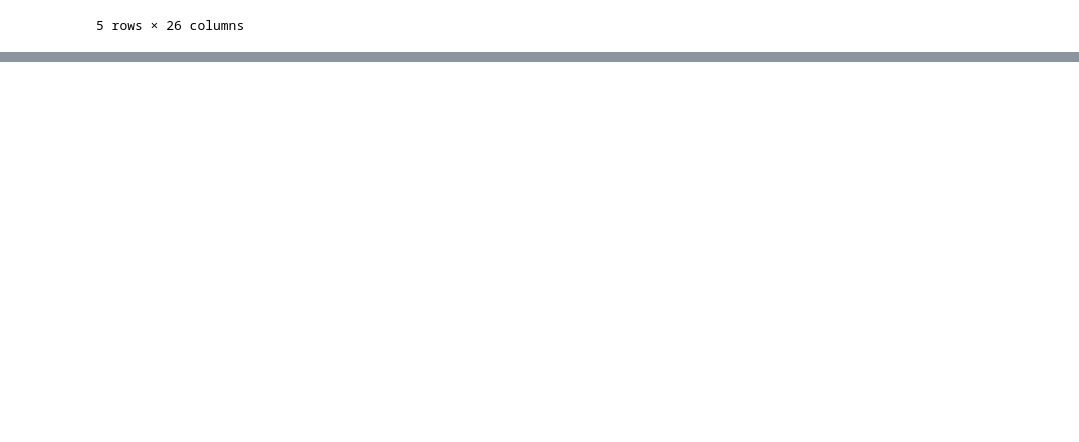
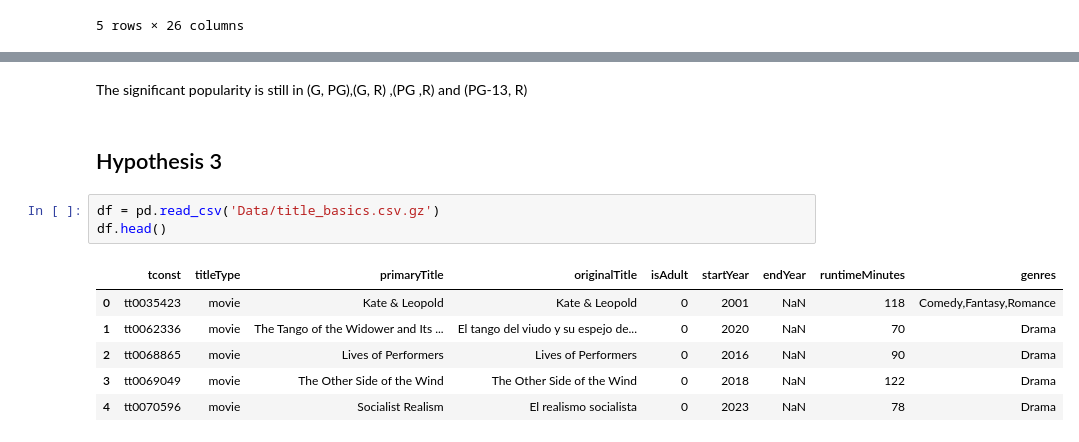
Before and after one commit to Noks06/ods-pt-data-enrichment-project, a Jupyter notebook: Part4-Hypothesis-Testing.ipynb, the cells around one changed output, grey strips where cells are left out. Drawn from its saved outputs; the diff is of its cells as text; blank space fills up the shorter version.

Commit message:
Finalising hypothesis all

```diff
--- a/Part4-Hypothesis-Testing.ipynb
+++ b/Part4-Hypothesis-Testing.ipynb
@@ -170,0 +478,14 @@ less2hrs.head()
+# %% [markdown]
+The significant popularity is still in (G,	PG),(G,	R)	,(PG	,R)	 and (PG-13,	R)
+# %% [markdown]
+## Hypothesis 3
+# %%
+df = pd.read_csv('Data/title_basics.csv.gz')
+df.head()
+# %% [output]
+|  | tconst | titleType | primaryTitle | originalTitle | isAdult | startYear | endYear | runtimeMinutes | genres |
+| 0 | tt0035423 | movie | Kate & Leopold | Kate & Leopold | 0 | 2001 | NaN | 118 | Comedy,Fantasy,Romance |
+| 1 | tt0062336 | movie | The Tango of the Widower and Its ... | El tango del viudo y su espejo de... | 0 | 2020 | NaN | 70 | Drama |
+| 2 | tt0068865 | movie | Lives of Performers | Lives of Performers | 0 | 2016 | NaN | 90 | Drama |
+| 3 | tt0069049 | movie | The Other Side of the Wind | The Other Side of the Wind | 0 | 2018 | NaN | 122 | Drama |
+| 4 | tt0070596 | movie | Socialist Realism | El realismo socialista | 0 | 2023 | NaN | 78 | Drama |
```
Also changed, not shown: parts of 62 cells of this notebook.
